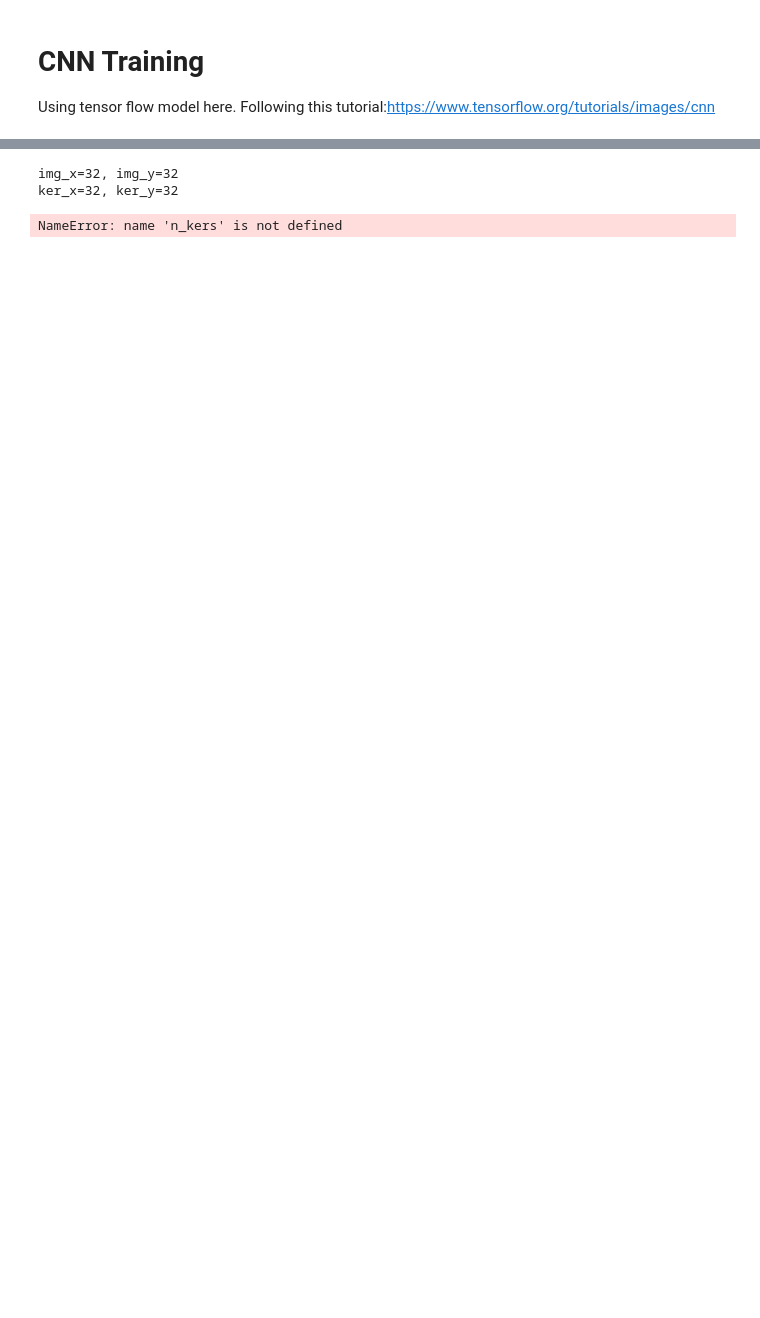
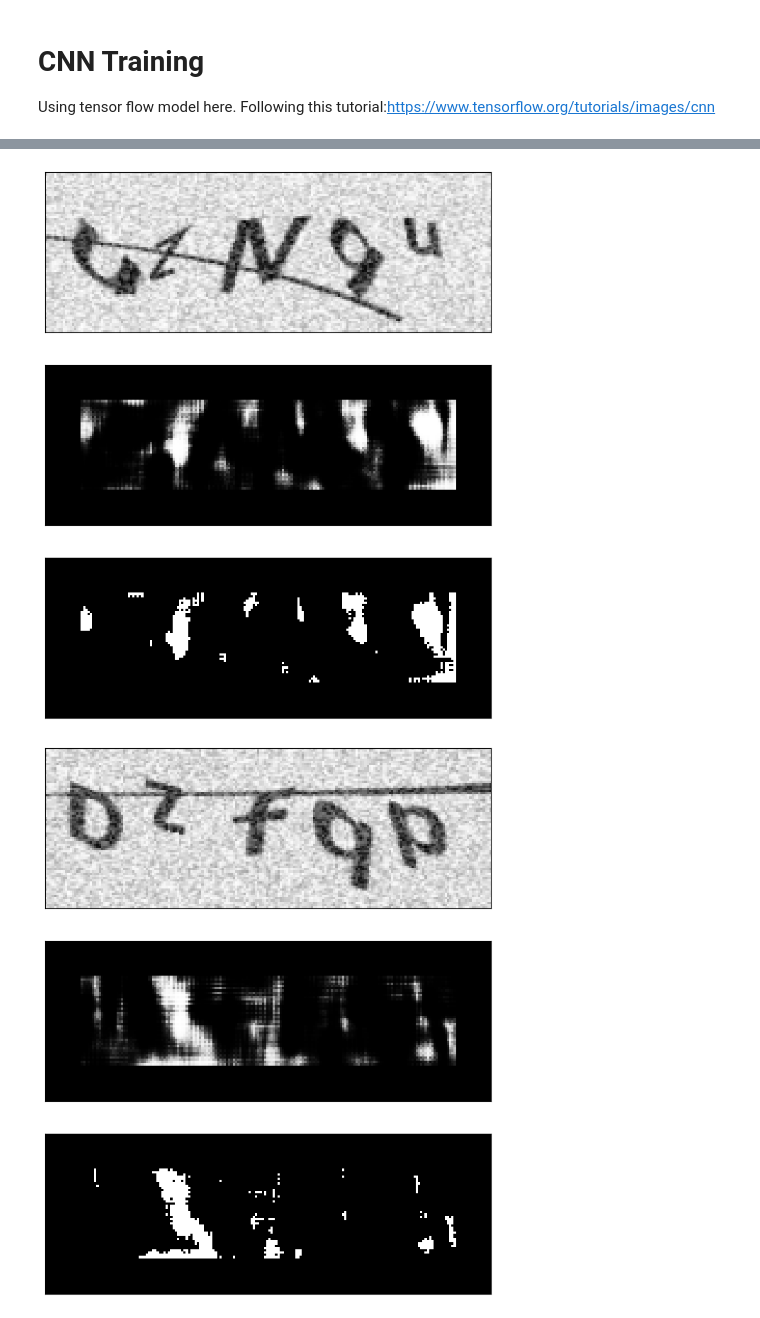
Before and after one commit to Oreo-Monster/CAPTCHA-breaker, a Jupyter notebook: SegmentationNet.ipynb, the cells around one changed output, grey strips where cells are left out. Saved outputs shown, nothing was run; the diff lists cells and outputs as text; code cells hidden in the pictures; blank space fills up the shorter version.

```diff
--- a/SegmentationNet.ipynb
+++ b/SegmentationNet.ipynb
@@ -248,41 +152,25 @@ print(y_multi.shape)
-# %%
-#Setting up filter function (Taken from CNN Project)
-def conv2_gray(img, model, frame=(32,32), verbose=False):
-    img_y, img_x, n_chan = img.shape
-    ker_x, ker_y = frame
-
-    if verbose:
-        print(f'img_x={img_y}, img_y={img_x}')
-        print(f'ker_x={ker_x}, ker_y={ker_y}')
-
-    if ker_x != ker_y:
-        print('Kernels must be square!')
-        return
-
-#     #Padding image with zeros
-    padding = int(np.ceil((ker_x - 1)/2))
-#     img_padded = np.zeros((img_y+(2*padding), img_x+(2*padding), n_chan))
-#     img_padded[padding:-padding, padding:-padding, :] = img
-#     img_padded_y, img_padded_x, _ = img_padded.shape
-
-#     if verbose:
-#         print(f"Padded Image Size: {img_padded.shape}")
-    #Output array
-    filteredImg = np.zeros((n_kers, img_y, img_x))
-
-    for i in range(padding, img_y-padding):
-        for j in range(padding, img_x-padding):
-            correction = 0 if ker_x%2 == 0 else 1
-            selection = img[None, i-padding:i+padding+correction, j-padding:j+padding+correction, :]
-            if verbose and i==padding and j==padding:
-                print(f"Frame size: {selection.shape}")
-            selection_tf = tf.convert_to_tensor(selection)
-            filteredImg[:, i-padding, j-padding] = model.predict(selection)
-
-    return filteredImg
-
-test = conv2_gray(x_multi[0], segnet, verbose=True)
-# %% [output]
-img_x=32, img_y=32
-ker_x=32, ker_y=32
-NameError: name 'n_kers' is not defined
+# %%
+#Testing on multichar captcha
+for i in range(5):
+    idx = np.random.randint(x_multi.shape[0])
+    test_img = x_multi[idx, :, :, :]
+    output = segnet.predict(test_img, verbose=False)
+
+
+    #Threshold, what would be sent to K-Means clustering
+    output_threshold = np.where(output > 0.5, 1, 0)
+
+    fig, axs = plt.subplots(3,1)
+    fig.set_size_inches(10,10)
+
+    data = [test_img, output, output_threshold]
+
+    for i, ax in enumerate(axs):
+        ax.imshow(data[i], cmap="Greys_r")
+        ax.set_xticks([])
+        ax.set_yticks([])
+
+    fig.show()
+# %% [output]
+[figure, added]
+[figure, added]
```
Also changed, not shown: parts of 20 cells of this notebook.
